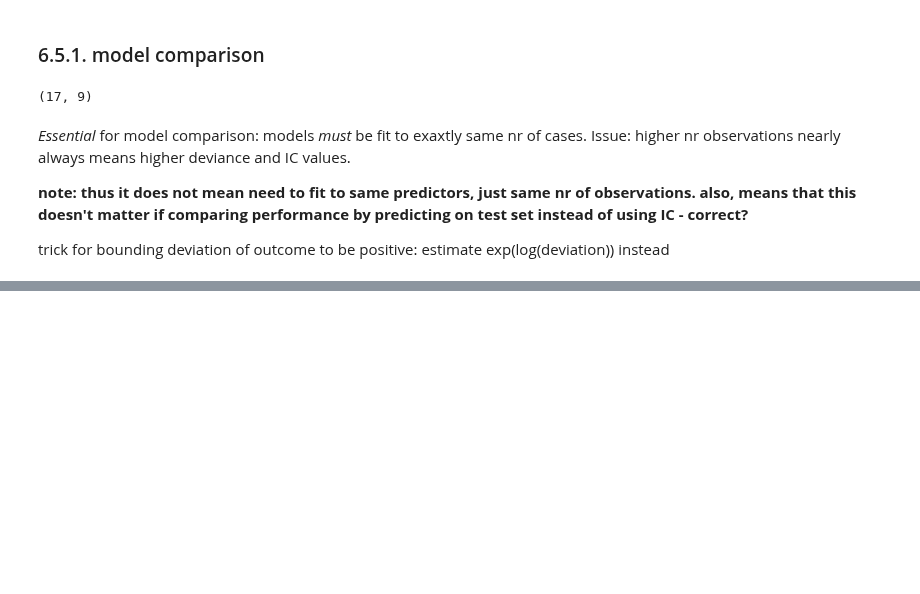
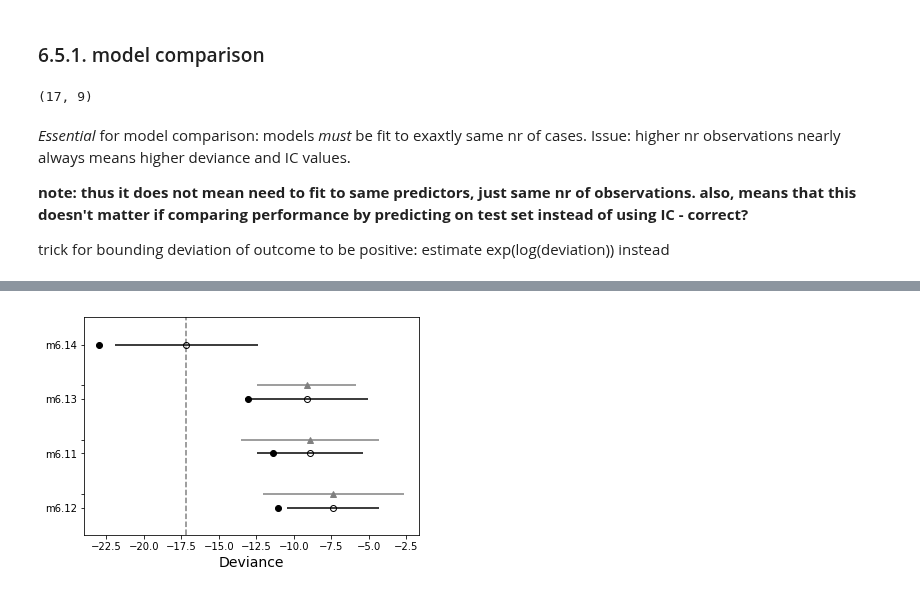
Before and after one commit to nwweber/statistical_rethinking, a Jupyter notebook: chapter_06_overfitting_regularization_and_information_criteria.ipynb, the cells around one changed output, grey strips where cells are left out. Cells and saved outputs as stored; diff of their text form; code cells hidden in the pictures; blank space fills up the shorter version.

```diff
--- a/chapter_06_overfitting_regularization_and_information_criteria.ipynb
+++ b/chapter_06_overfitting_regularization_and_information_criteria.ipynb
@@ -519,0 +584,14 @@ sigma_start = np.log(d.kcal_per_g.std())
+# %%
+# Code 6.24
+
+compare_df = (
+    pm
+    .compare(
+    {m6_11 : trace_m6_11,
+     m6_12 : trace_m6_12,
+     m6_13 : trace_m6_13,
+     m6_14 : trace_m6_14},
+    method='pseudo-BMA')
+    .assign(model =  pd.Series(['m6.11', 'm6.12', 'm6.13', 'm6.14']))
+    .set_index('model')
+)
@@ -519,0 +621,6 @@ sigma_start = np.log(d.kcal_per_g.std())
+# %%
+# Code 6.25
+
+pm.compareplot(compare_df);
+# %% [output]
+[figure, added]
```
Also changed, not shown: parts of 30 cells of this notebook.
